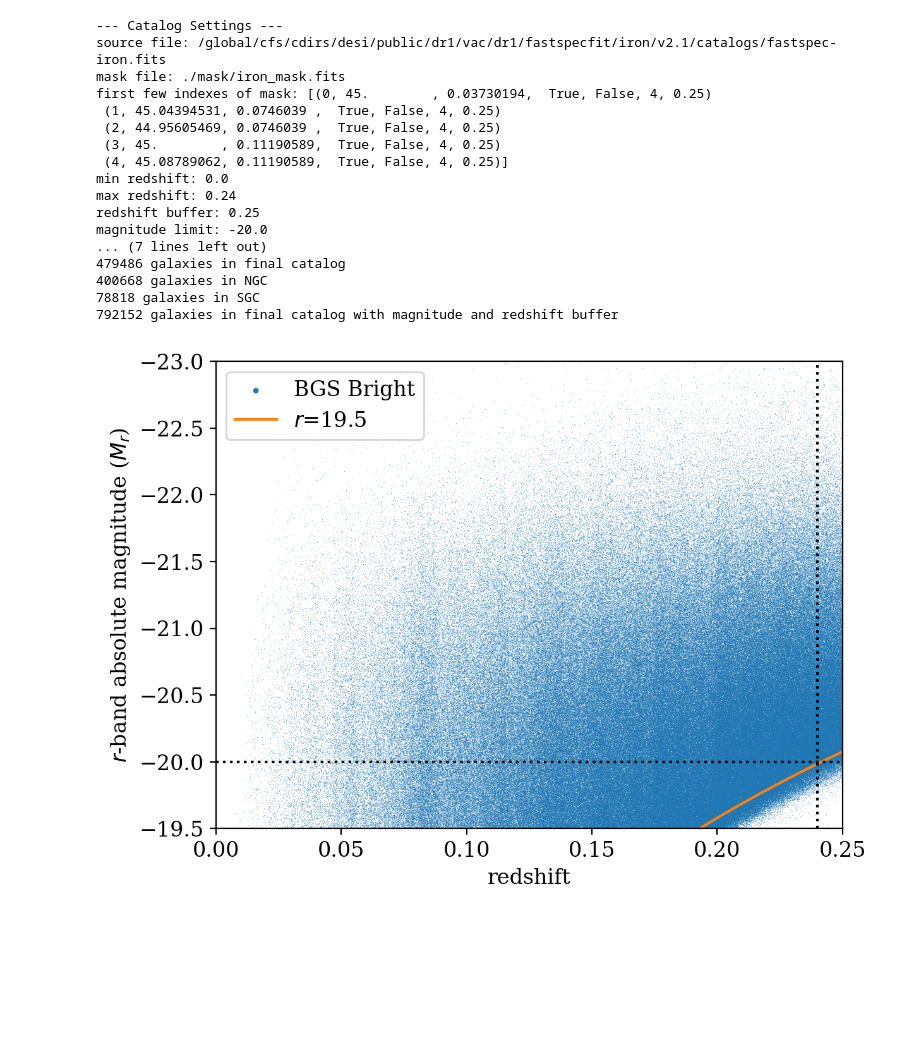
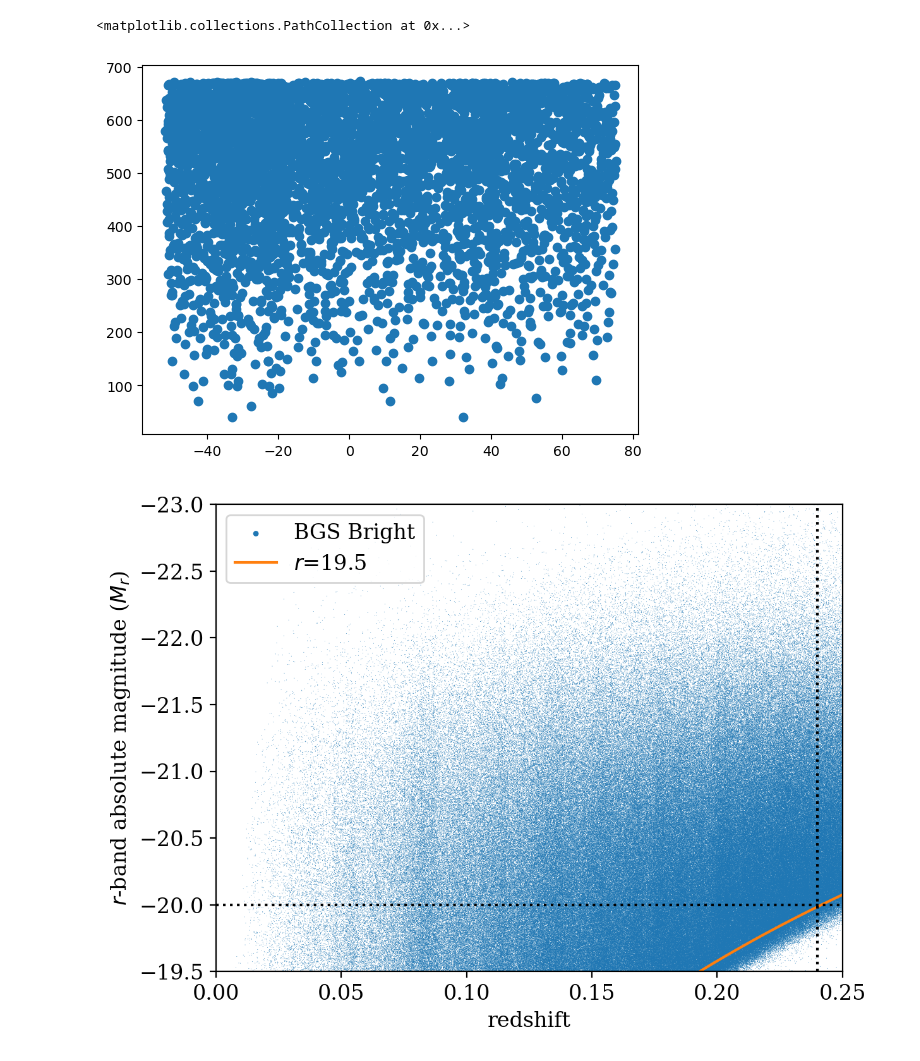
Before and after one commit to hbrincon/DESIVAST, a Jupyter notebook: galaxy_catalog/iron_info.ipynb, the cells around one changed output. Saved outputs shown, nothing was run; the diff lists cells and outputs as text; code cells hidden in the pictures; blank space fills up the shorter version.

```diff
--- a/galaxy_catalog/iron_info.ipynb
+++ b/galaxy_catalog/iron_info.ipynb
@@ -9,6 +267,11 @@ from vast.voidfinder.postprocessing import open_fits_file
+# %%
+plt.scatter(voidfinder_catalog['SGC'].maximals['ra'], voidfinder_catalog['SGC'].maximals['r'])
+# %% [output]
+<matplotlib.collections.PathCollection at 0x...>
+[figure, added]
 # %%
 #print properites of galaxy catalog
-with open(f'iron_info.pickle', 'rb') as iron_info_file:
+with open(f'loa_info.pickle', 'rb') as iron_info_file:
 
     iron_info = pickle.load(iron_info_file)
     #settings
@@ -35,24 +298,6 @@ with open(f'iron_info.pickle', 'rb') as iron_info_file:
 
     # there are additional entries for the settings that
     # aren't printed here (values of zlim, mag_lim, etc.)
-# %% [output]
---- Catalog Settings ---
-source file: /global/cfs/cdirs/desi/public/dr1/vac/dr1/fastspecfit/iron/v2.1/catalogs/fastspec-iron.fits
-mask file: ./mask/iron_mask.fits
-first few indexes of mask: [(0, 45.        , 0.03730194,  True, False, 4, 0.25)
- (1, 45.04394531, 0.0746039 ,  True, False, 4, 0.25)
- (2, 44.95605469, 0.0746039 ,  True, False, 4, 0.25)
- (3, 45.        , 0.11190589,  True, False, 4, 0.25)
- (4, 45.08789062, 0.11190589,  True, False, 4, 0.25)]
-min redshift: 0.0
-max redshift: 0.24
-redshift buffer: 0.25
-magnitude limit: -20.0
-... (7 lines left out)
-479486 galaxies in final catalog
-400668 galaxies in NGC
-78818 galaxies in SGC
-792152 galaxies in final catalog with magnitude and redshift buffer
 # %%
 #read in galaxies
 iron_gals = vstack([Table.read('iron_ngc.fits'),Table.read('iron_sgc.fits')])
```
Also changed, not shown: parts of 11 cells of this notebook, 4 other files.
